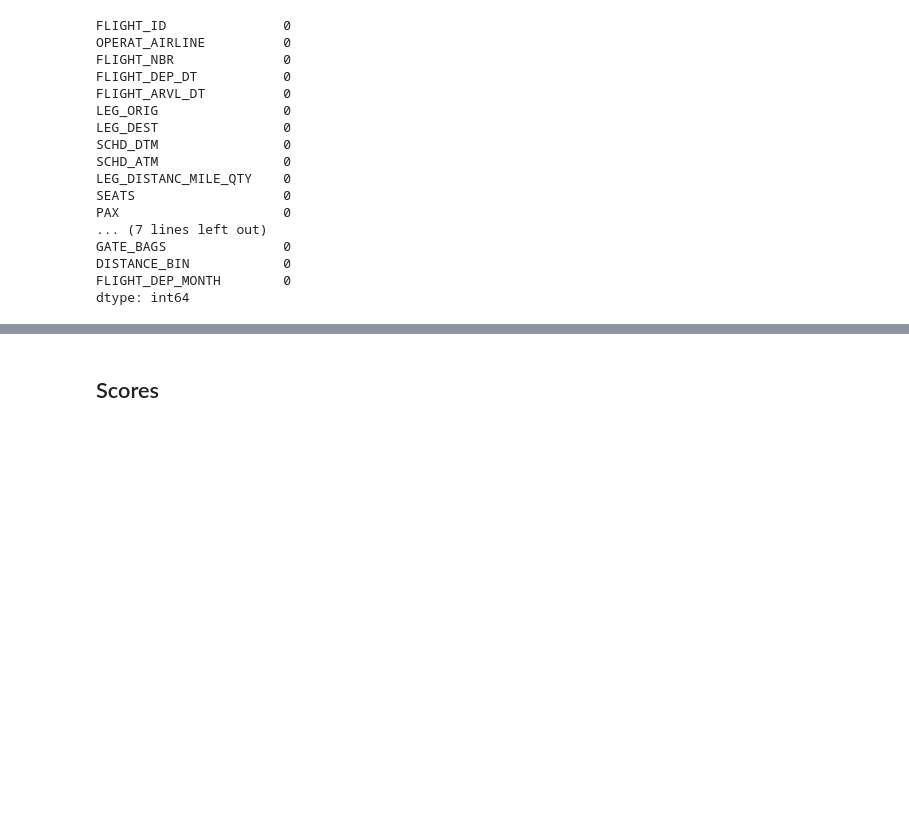
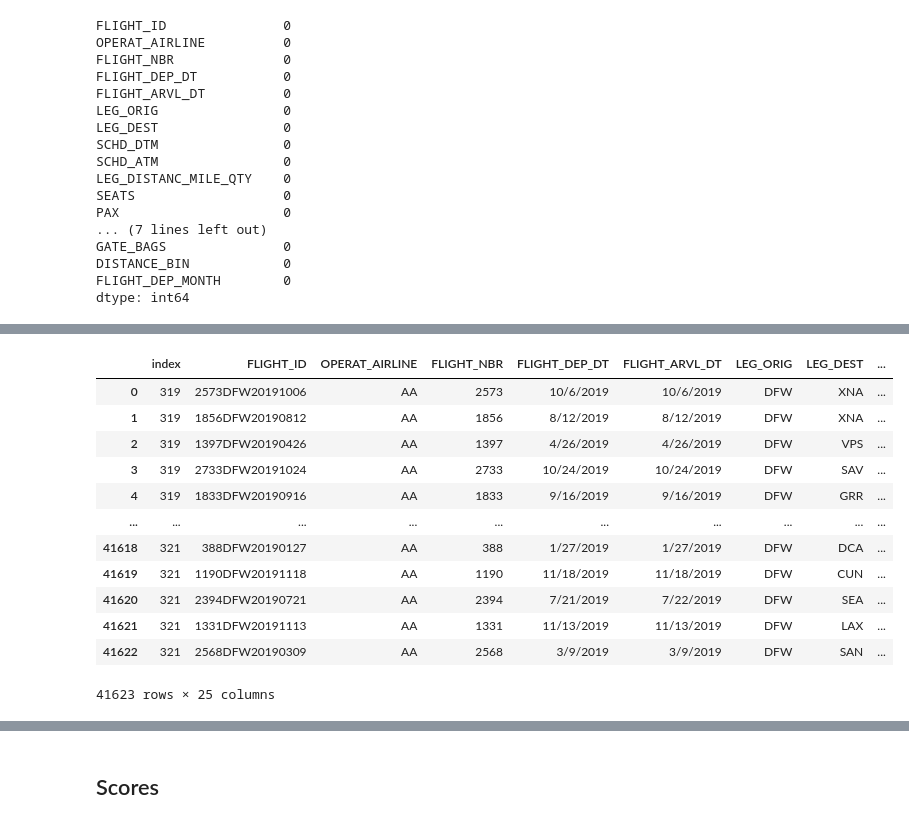
Before and after one commit to ShilpaSinghvi/AIML, a Jupyter notebook: Bags_Check_G.ipynb, the cells around one changed output, grey strips where cells are left out. Cells and saved outputs as stored; diff of their text form; code cells hidden in the pictures; blank space fills up the shorter version.

```diff
--- a/Bags_Check_G.ipynb
+++ b/Bags_Check_G.ipynb
@@ -125,0 +73,5 @@ dtype: int64
+# %%
+flt_train_df['OCCUPANCY_RATIO']=(flt_train_df['PAX'])/flt_train_df['SEATS']
+# %%
+aircft_df["FLEET_CD"]=aircft_df["FLEET_CD"].str.strip()
+flt_train_df["FLEET"]=flt_train_df["FLEET"].astype('string').str.strip()
@@ -125,0 +92,16 @@ dtype: int64
+# %%
+flt_train_df1
+# %% [output]
+|  | index | FLIGHT_ID | OPERAT_AIRLINE | FLIGHT_NBR | FLIGHT_DEP_DT | FLIGHT_ARVL_DT | LEG_ORIG | LEG_DEST | ... |
+| 0 | 319 | 2573DFW20191006 | AA | 2573 | 10/6/2019 | 10/6/2019 | DFW | XNA | ... |
+| 1 | 319 | 1856DFW20190812 | AA | 1856 | 8/12/2019 | 8/12/2019 | DFW | XNA | ... |
+| 2 | 319 | 1397DFW20190426 | AA | 1397 | 4/26/2019 | 4/26/2019 | DFW | VPS | ... |
+| 3 | 319 | 2733DFW20191024 | AA | 2733 | 10/24/2019 | 10/24/2019 | DFW | SAV | ... |
+| 4 | 319 | 1833DFW20190916 | AA | 1833 | 9/16/2019 | 9/16/2019 | DFW | GRR | ... |
+| ... | ... | ... | ... | ... | ... | ... | ... | ... | ... |
+| 41618 | 321 | 388DFW20190127 | AA | 388 | 1/27/2019 | 1/27/2019 | DFW | DCA | ... |
+| 41619 | 321 | 1190DFW20191118 | AA | 1190 | 11/18/2019 | 11/18/2019 | DFW | CUN | ... |
+| 41620 | 321 | 2394DFW20190721 | AA | 2394 | 7/21/2019 | 7/22/2019 | DFW | SEA | ... |
+| 41621 | 321 | 1331DFW20191113 | AA | 1331 | 11/13/2019 | 11/13/2019 | DFW | LAX | ... |
+| 41622 | 321 | 2568DFW20190309 | AA | 2568 | 3/9/2019 | 3/9/2019 | DFW | SAN | ... |
+41623 rows × 25 columns
```
Also changed, not shown: parts of 90 cells of this notebook.
